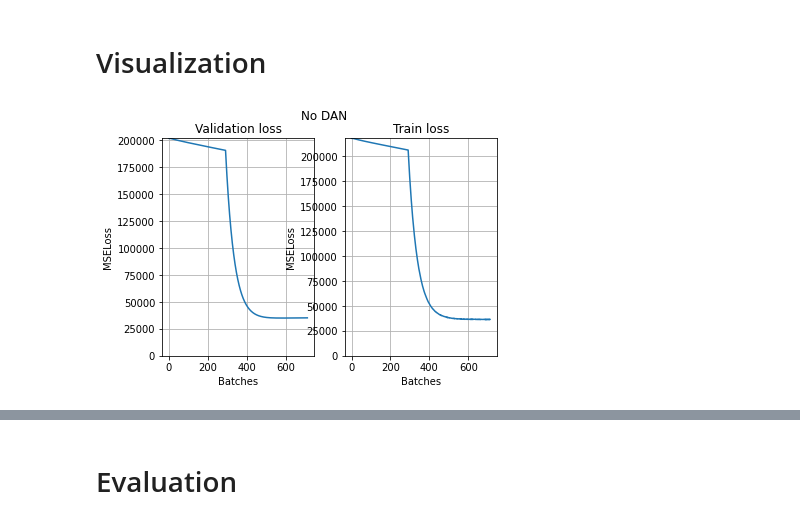
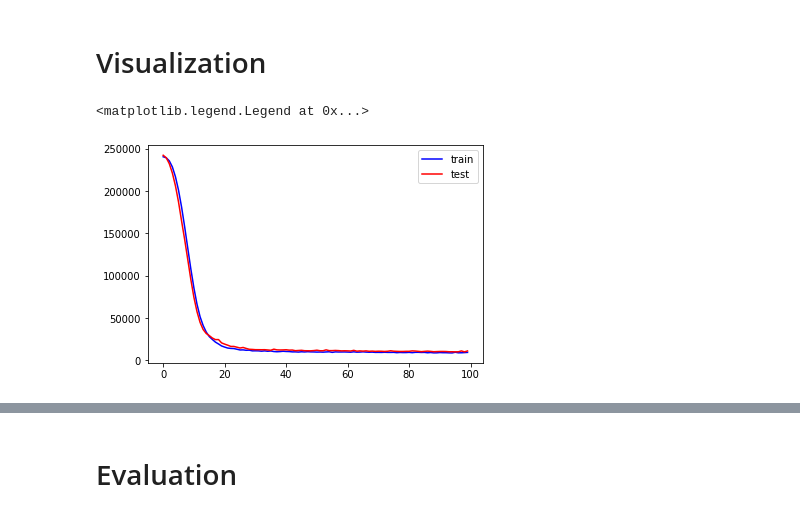
Before and after one commit to HaTT2018/NET_louvain_DAN, a Jupyter notebook: learning_DAN/base_LSTM_keras.ipynb, the cells around one changed output, grey strips where cells are left out. Cells and saved outputs as stored; diff of their text form; code cells hidden in the pictures.

```diff
--- a/learning_DAN/base_LSTM_keras.ipynb
+++ b/learning_DAN/base_LSTM_keras.ipynb
@@ -63,8 +66,9 @@ def sliding_window(data, window_size, prop):
     return train_data_out, train_label_out, val_data_out, val_label_out
 # %%
 window_size = 10
+pred_samp = 10
 
-train_X, train_y, test_X, test_y = sliding_window(flow, window_size, 0.3)
+train_X, train_y, test_X, test_y = sliding_window(flow, window_size, pred_samp, 24/31)
 # %%
 print(train_X.shape)
 print(train_y.shape)
@@ -196,4 +130,7 @@ def plot_loss(val, train, title):
-# %%
-plot_loss(val_loss_set, train_loss_set, 'No DAN')
-# %% [output]
-[figure, removed]
+# %%
+p1 = plt.plot(history.history['loss'], color='blue', label='train')
+p2 = plt.plot(history.history['val_loss'], color='red',label='test')
+plt.legend()
+# %% [output]
+<matplotlib.legend.Legend at 0x...>
+[figure, added]
```
Also changed, not shown: parts of 23 cells of this notebook.
